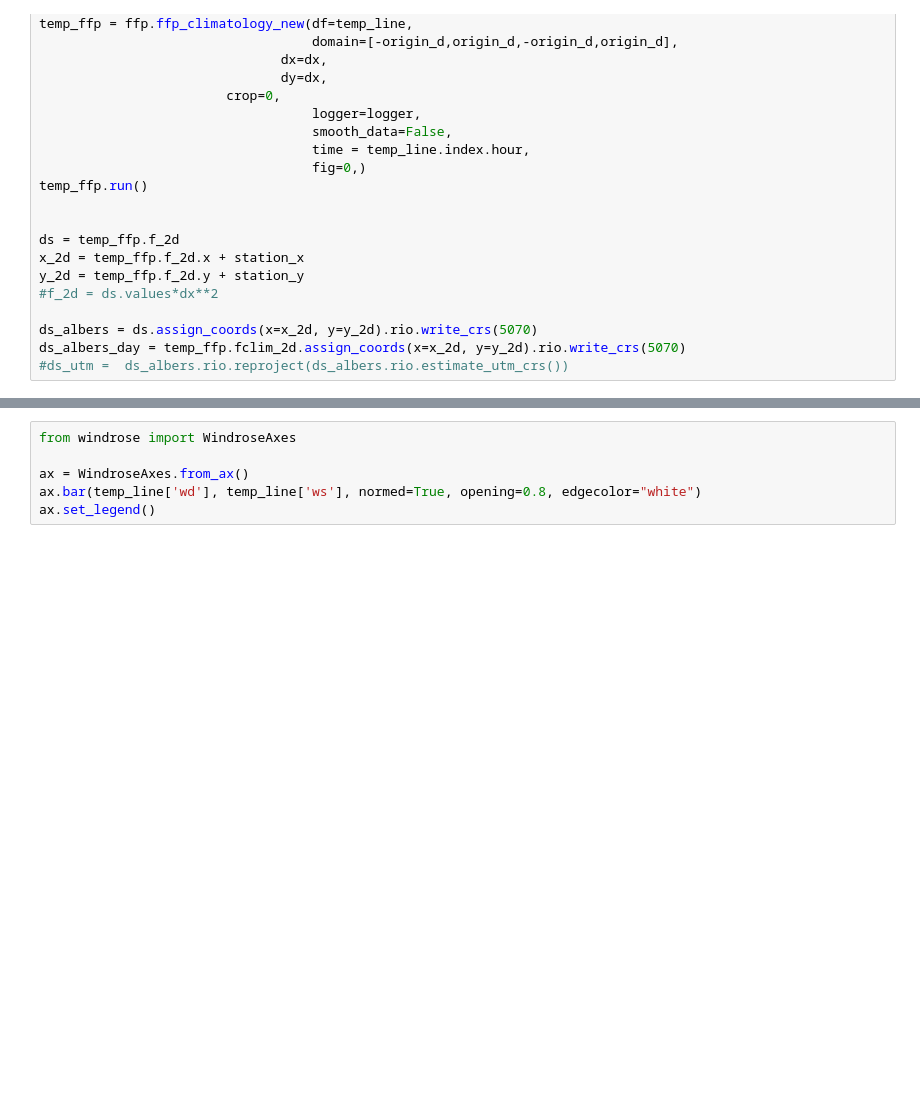
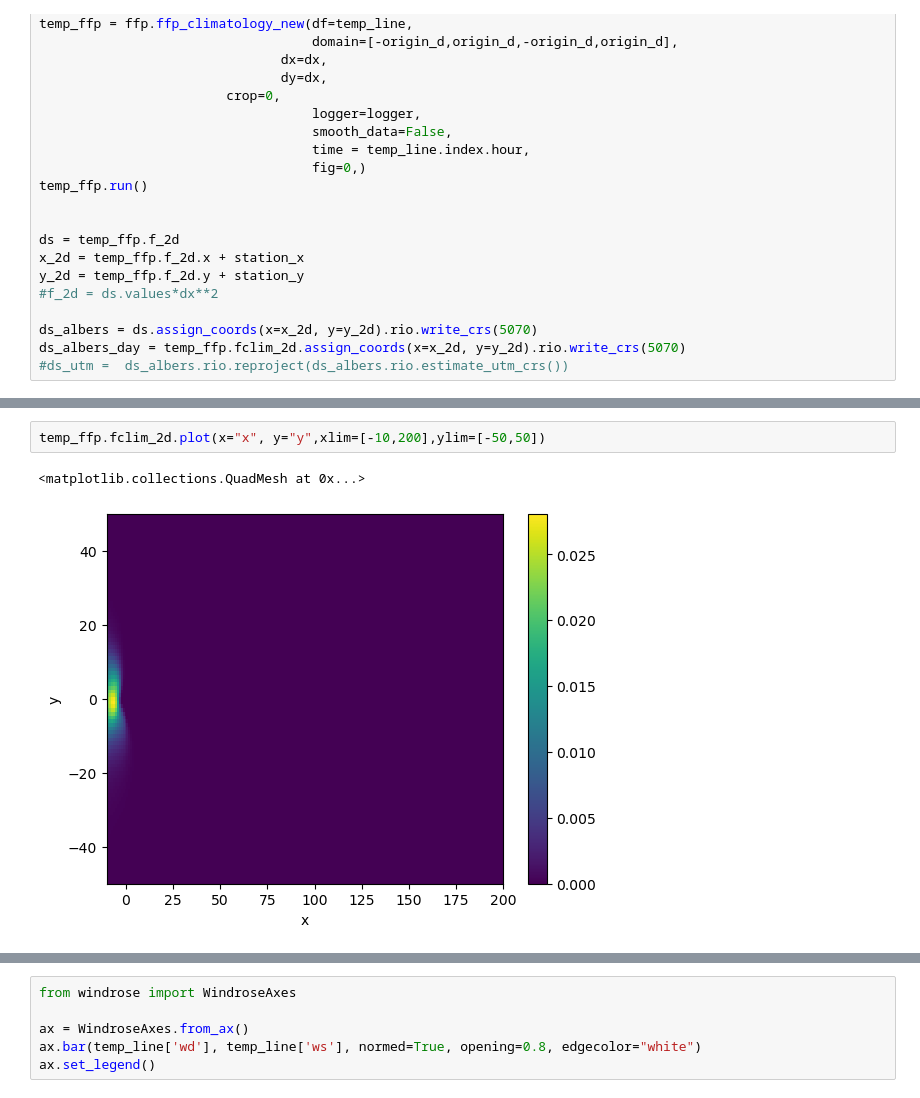
Before and after one commit to utah-geological-survey/MicroMet, a Jupyter notebook: Notebooks/example with flux-data-qaqc-test-new-code.ipynb, the cells around one changed output, grey strips where cells are left out. Saved outputs shown, nothing was run; the diff lists cells and outputs as text; blank space fills up the shorter version.

```diff
--- a/Notebooks/example with flux-data-qaqc-test-new-code.ipynb
+++ b/Notebooks/example with flux-data-qaqc-test-new-code.ipynb
@@ -149,0 +255,5 @@ ds_albers_day = temp_ffp.fclim_2d.assign_coords(x=x_2d, y=y_2d).rio.write_crs(50
+# %%
+temp_ffp.fclim_2d.plot(x="x", y="y",xlim=[-10,200],ylim=[-50,50])
+# %% [output]
+<matplotlib.collections.QuadMesh at 0x...>
+[figure, added]
```
Also changed, not shown: parts of 28 cells of this notebook, 3 other files.
